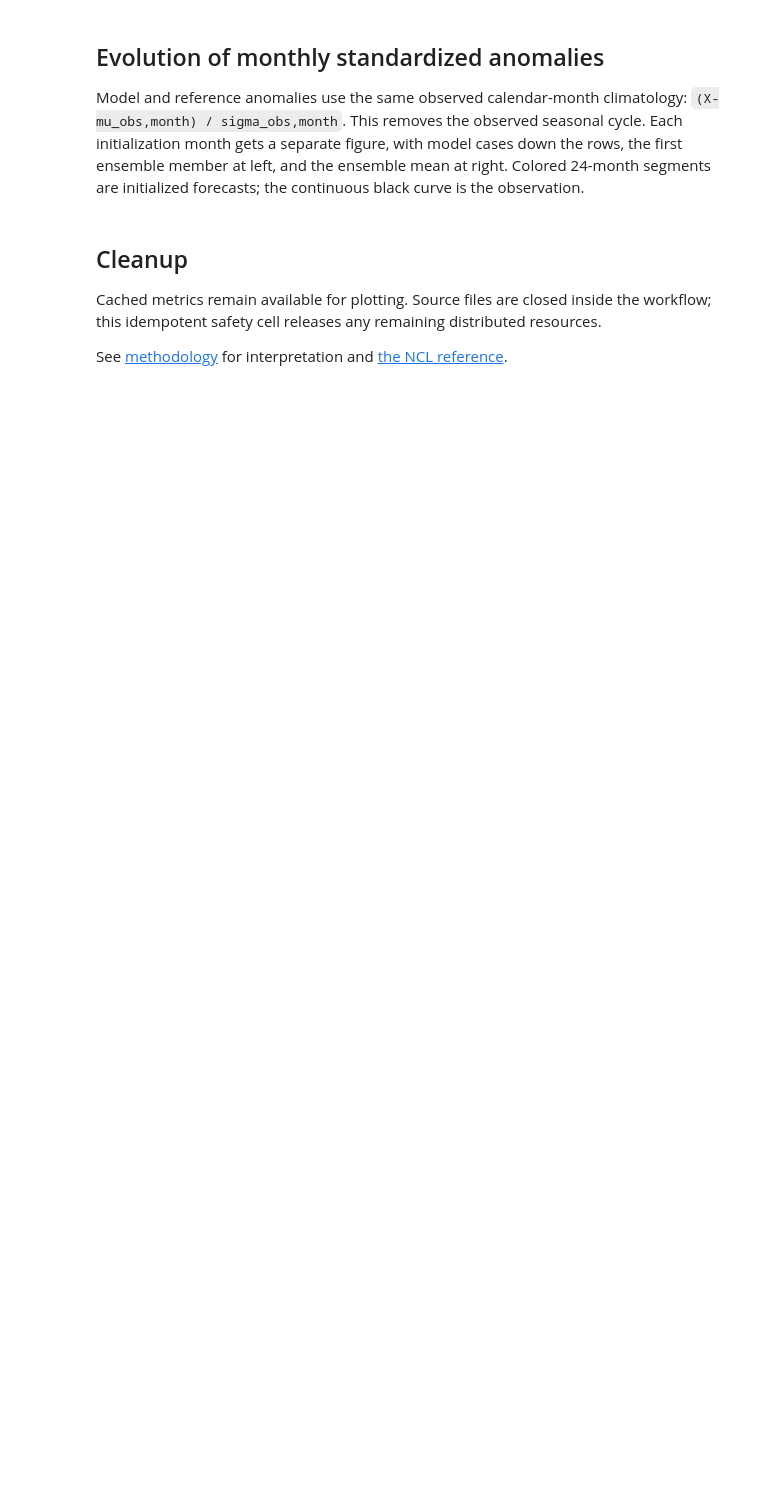
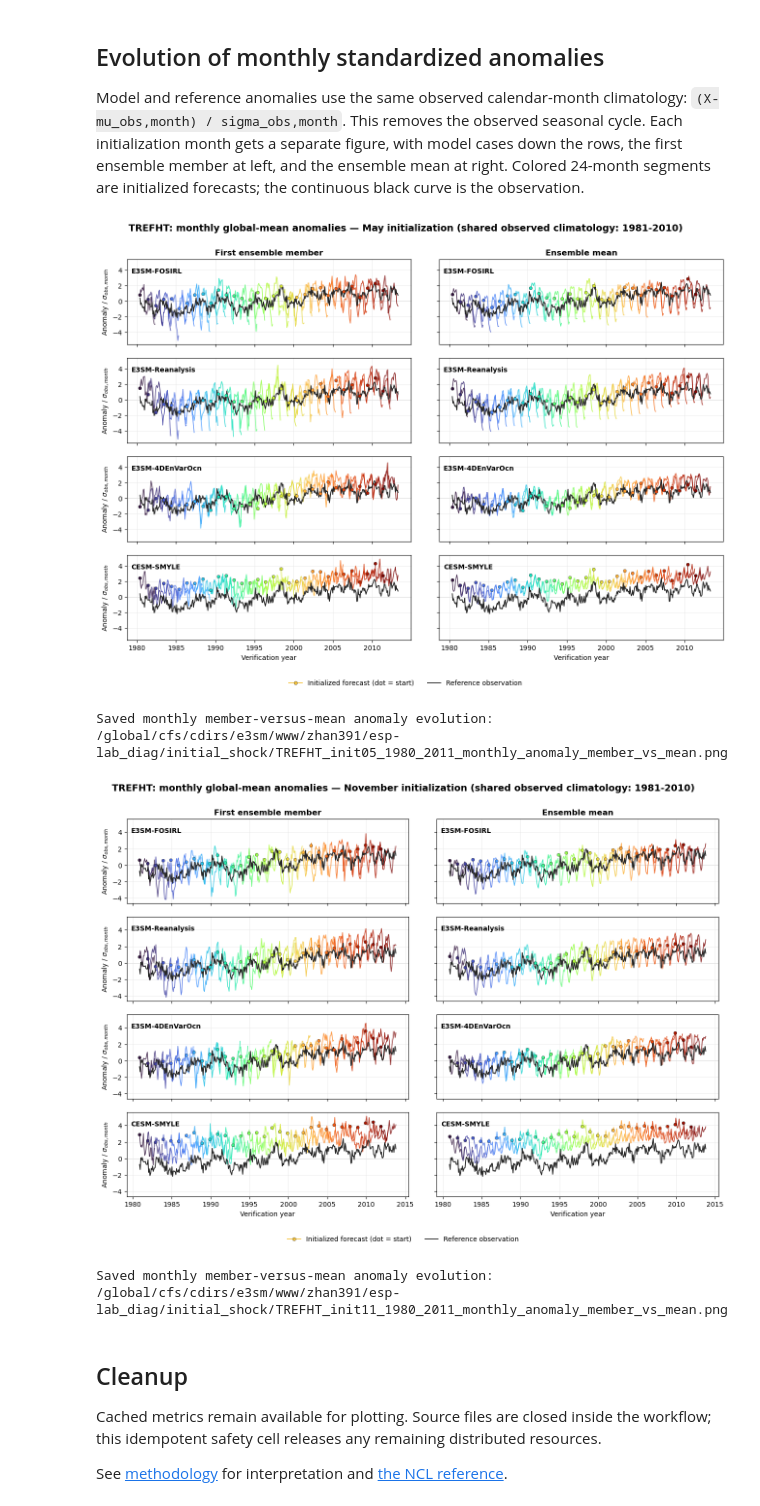
Before and after one commit to E3SM-Project/ESP-Lab, a Jupyter notebook: jupyter/6a_refactor_shock_ts.ipynb, the cells around one changed output. Saved outputs shown, nothing was run; the diff lists cells and outputs as text; code cells hidden in the pictures; blank space fills up the shorter version.

```diff
--- a/jupyter/6a_refactor_shock_ts.ipynb
+++ b/jupyter/6a_refactor_shock_ts.ipynb
@@ -498,6 +610,17 @@ evolution_cases = list(dict.fromkeys(
 ))
 if not evolution_months or not evolution_cases:
     raise ValueError('No monthly indices are available for the evolution figure.')
+for month, comparison in comparison_by_month.items():
+    required_monthly = {
+        'monthly_verification_time', 'monthly_first_member_normalized_anomaly',
+        'monthly_model_normalized_anomaly', 'monthly_observation_normalized_anomaly',
+    }
+    missing = required_monthly - set(comparison.variables)
+    if missing:
+        raise RuntimeError(
+            f'Initialization month {month:02d} uses an obsolete cache missing '
+            f'{sorted(missing)}. Rerun inventory and computation cells.'
+        )
 month_names = {5: 'May', 11: 'November'}
 monthly_climatology_years = WORKFLOW_SETTINGS['metric'].get('climatology_years')
 monthly_climatology_label = (
@@ -555,10 +678,17 @@ for month in evolution_months:
             for position, initialization_year in enumerate(initialization_years):
                 valid = np.isfinite(time_x[position]) & np.isfinite(modeled[position])
                 if np.any(valid):
+                    segment_color = year_cmap(year_norm(initialization_year))
                     ax.plot(
                         time_x[position, valid], modeled[position, valid],
-                        color=year_cmap(year_norm(initialization_year)),
+                        color=segment_color,
                         linewidth=1.15, alpha=.82, zorder=2,
+                    )
+                    first_valid = np.flatnonzero(valid)[0]
+                    ax.scatter(
+                        time_x[position, first_valid], modeled[position, first_valid],
+                        s=22, marker='o', facecolor=segment_color, edgecolor='.15',
+                        linewidth=.4, zorder=4,
                     )
             ax.plot(observed_time, observed_curve, color='.15', linewidth=1.35, zorder=3)
             ax.axhline(0, color='.70', linewidth=.65, zorder=0)
@@ -568,45 +698,44 @@ for month in evolution_months:
                 fontsize=10, fontweight='semibold',
             )
             if row == 0:
                 ax.set_title(column_title, fontweight='semibold')
             if col == 0:
                 ax.set_ylabel(r'Anomaly / $\sigma_{obs,month}$')
             if row == len(evolution_cases) - 1:
                 ax.set_xlabel('Verification year')
 
     legend_handles = [
-        plt.Line2D([], [], color=year_cmap(.65), linewidth=1.3,
-                   label='Initialized 24-month forecast'),
+        plt.Line2D([], [], color=year_cmap(.65), linewidth=1.3, marker='o',
+                   markeredgecolor='.15', markeredgewidth=.4, markersize=5,
+                   label='Initialized forecast (dot = start)'),
         plt.Line2D([], [], color='.15', linewidth=1.35, label='Reference observation'),
     ]
     fig.legend(
-        handles=legend_handles, loc='upper center', ncol=2, frameon=False,
-        bbox_to_anchor=(.5, .955),
+        handles=legend_handles, loc='lower center', ncol=2, frameon=False,
+        bbox_to_anchor=(.5, .01),
     )
-    year_scale = plt.cm.ScalarMappable(norm=year_norm, cmap=year_cmap)
-    year_scale.set_array([])
-    colorbar = fig.colorbar(
-        year_scale, ax=axes.ravel().tolist(), orientation='horizontal',
-        fraction=.025, pad=.065, aspect=45,
-    )
-    colorbar.set_label('Initialization year')
     fig.suptitle(
         f"{field}: monthly global-mean anomalies — "
         f"{month_names.get(month, f'Month {month:02d}')} initialization "
         f"(shared observed climatology: {monthly_climatology_label})",
         y=.995, fontsize=14, fontweight='semibold',
     )
     fig.subplots_adjust(
-        left=.075, right=.985, bottom=.12, top=.90, hspace=.16, wspace=.10,
+        left=.075, right=.985, bottom=.12, top=.92, hspace=.16, wspace=.10,
     )
     evolution_path = (
         FIGURE_ROOT
         / f'{field}_init{month:02d}_{period_token}_monthly_anomaly_member_vs_mean.png'
     )
     fig.savefig(evolution_path, dpi=150, bbox_inches='tight')
     plt.show()
     plt.close(fig)
     print('Saved monthly member-versus-mean anomaly evolution:', evolution_path)
+# %% [output]
+[figure, added]
+Saved monthly member-versus-mean anomaly evolution: /global/cfs/cdirs/e3sm/www/zhan391/esp-lab_diag/initial_shock/TREFHT_init05_1980_2011_monthly_anomaly_member_vs_mean.png
+[figure, added]
+Saved monthly member-versus-mean anomaly evolution: /global/cfs/cdirs/e3sm/www/zhan391/esp-lab_diag/initial_shock/TREFHT_init11_1980_2011_monthly_anomaly_member_vs_mean.png
 # %% [markdown]
 ## Cleanup
 
```
Also changed, not shown: parts of 9 cells of this notebook, 9 other files.
